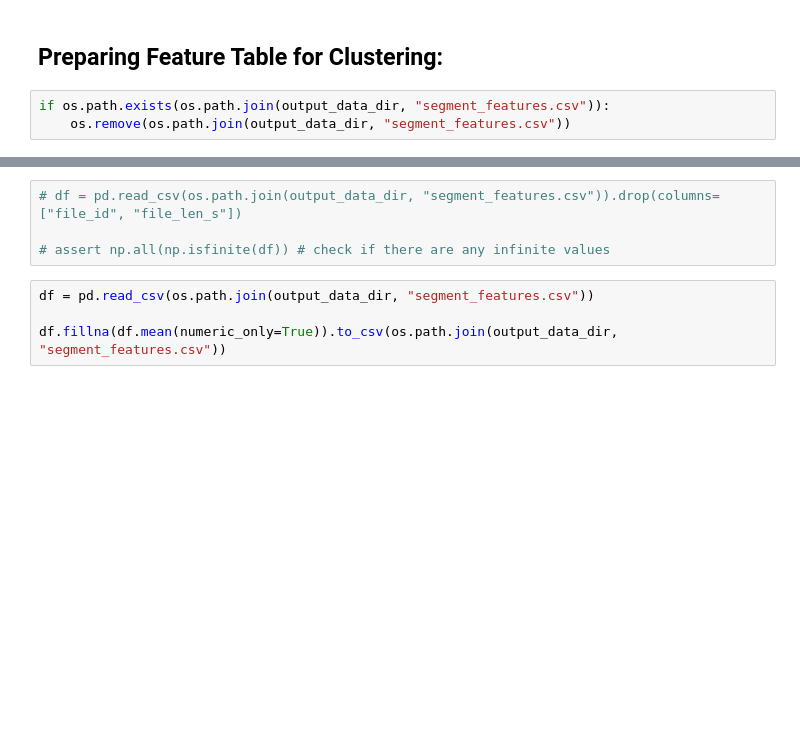
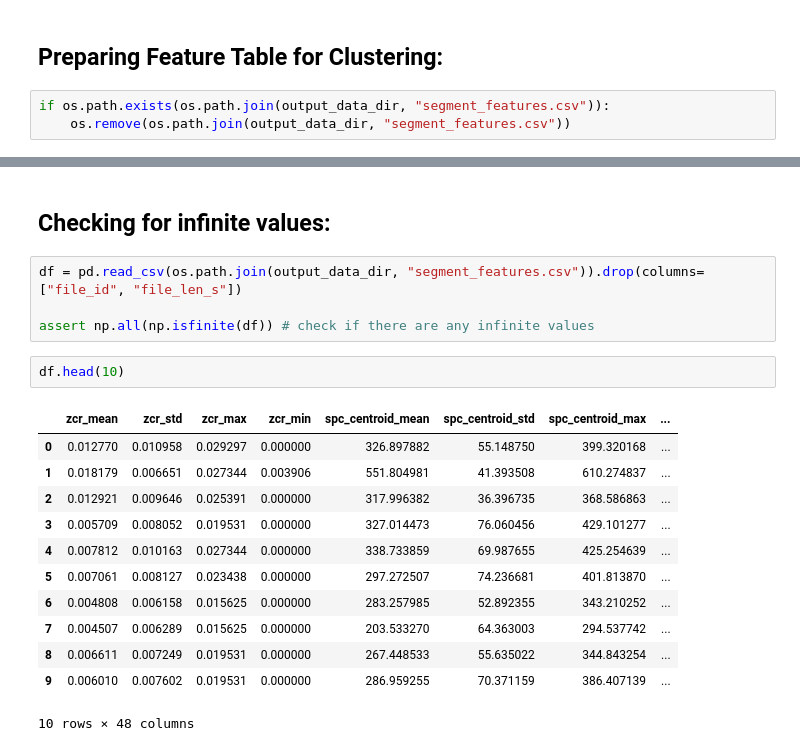
Before and after one commit to vkoil/pempheris-adspersa-alphabetisation, a Jupyter notebook: feature_extraction.ipynb, the cells around one changed output, grey strips where cells are left out. Saved outputs shown, nothing was run; the diff lists cells and outputs as text; blank space fills up the shorter version.

```diff
--- a/feature_extraction.ipynb
+++ b/feature_extraction.ipynb
@@ -190,8 +145,21 @@ for f in os.listdir(input_data_dir):
+# %% [markdown]
+## Checking for infinite values:
 # %%
-# df = pd.read_csv(os.path.join(output_data_dir, "segment_features.csv")).drop(columns=["file_id", "file_len_s"])
+df = pd.read_csv(os.path.join(output_data_dir, "segment_features.csv")).drop(columns=["file_id", "file_len_s"])
 
-# assert np.all(np.isfinite(df)) # check if there are any infinite values
+assert np.all(np.isfinite(df)) # check if there are any infinite values
-# %%
-df = pd.read_csv(os.path.join(output_data_dir, "segment_features.csv"))
-
-df.fillna(df.mean(numeric_only=True)).to_csv(os.path.join(output_data_dir, "segment_features.csv"))
+# %%
+df.head(10)
+# %% [output]
+|  | zcr_mean | zcr_std | zcr_max | zcr_min | spc_centroid_mean | spc_centroid_std | spc_centroid_max | ... |
+| 0 | 0.012770 | 0.010958 | 0.029297 | 0.000000 | 326.897882 | 55.148750 | 399.320168 | ... |
+| 1 | 0.018179 | 0.006651 | 0.027344 | 0.003906 | 551.804981 | 41.393508 | 610.274837 | ... |
+| 2 | 0.012921 | 0.009646 | 0.025391 | 0.000000 | 317.996382 | 36.396735 | 368.586863 | ... |
+| 3 | 0.005709 | 0.008052 | 0.019531 | 0.000000 | 327.014473 | 76.060456 | 429.101277 | ... |
+| 4 | 0.007812 | 0.010163 | 0.027344 | 0.000000 | 338.733859 | 69.987655 | 425.254639 | ... |
+| 5 | 0.007061 | 0.008127 | 0.023438 | 0.000000 | 297.272507 | 74.236681 | 401.813870 | ... |
+| 6 | 0.004808 | 0.006158 | 0.015625 | 0.000000 | 283.257985 | 52.892355 | 343.210252 | ... |
+| 7 | 0.004507 | 0.006289 | 0.015625 | 0.000000 | 203.533270 | 64.363003 | 294.537742 | ... |
+| 8 | 0.006611 | 0.007249 | 0.019531 | 0.000000 | 267.448533 | 55.635022 | 344.843254 | ... |
+| 9 | 0.006010 | 0.007602 | 0.019531 | 0.000000 | 286.959255 | 70.371159 | 386.407139 | ... |
+10 rows × 48 columns
```
Also changed, not shown: parts of 6 cells of this notebook, 4 other files.
